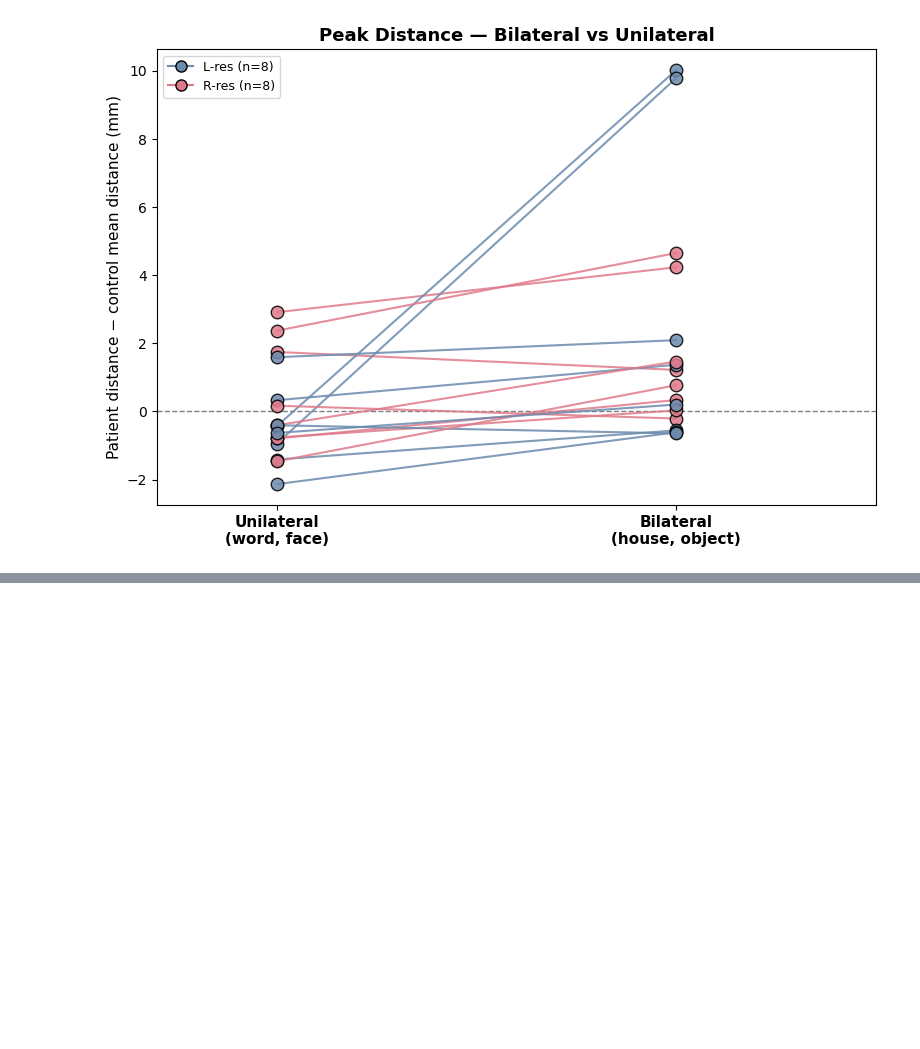
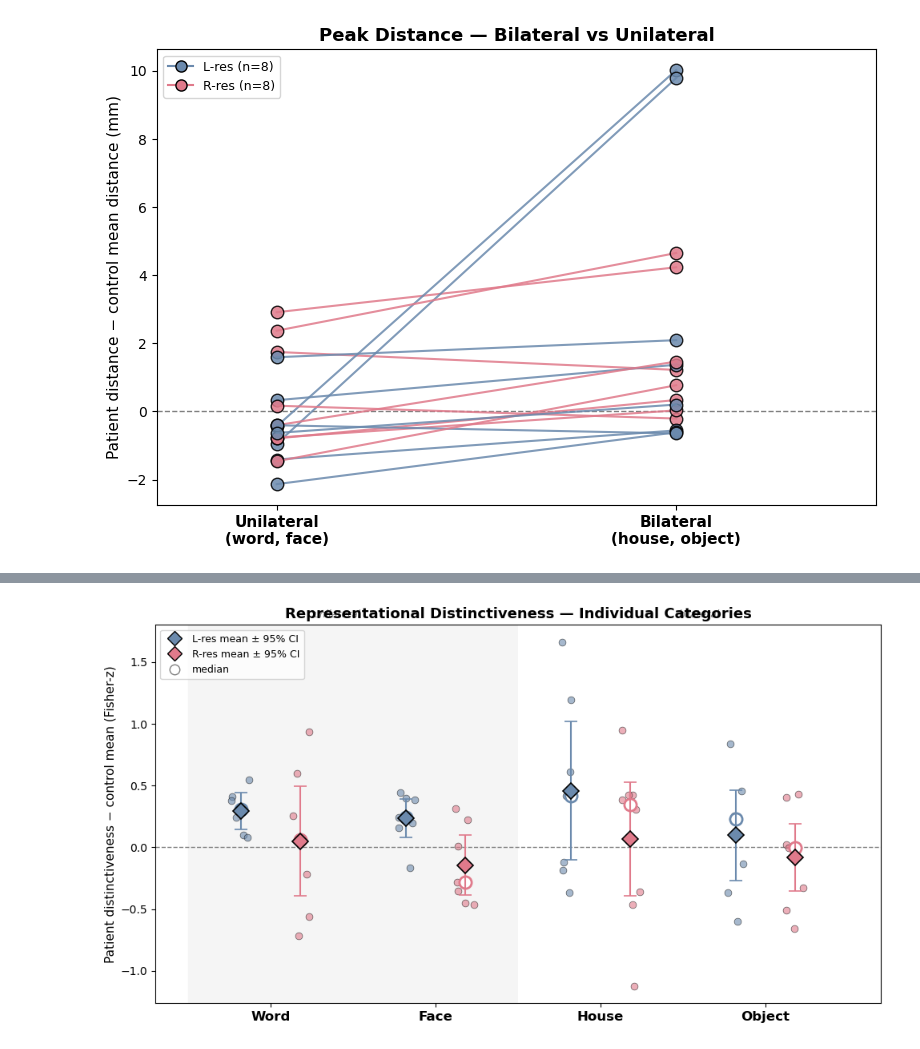
Before and after one commit to cnsimmons/sym_pt, a Jupyter notebook: C_results/x_notebook.ipynb, the cells around one changed output, grey strips where cells are left out. Saved outputs shown, nothing was run; the diff lists cells and outputs as text; code cells hidden in the pictures; blank space fills up the shorter version.

```diff
--- a/C_results/x_notebook.ipynb
+++ b/C_results/x_notebook.ipynb
@@ -190,0 +411,86 @@ plt.show()
+# %%
+# ═══════════════════════════════════════════════════════════════════════════
+# CELL: Distinctiveness — cross-sectional, patient vs control
+# ═══════════════════════════════════════════════════════════════════════════
+
+CATS_ORDERED = ['word', 'face', 'house', 'object']
+LABELS = {'word': 'Word', 'face': 'Face', 'house': 'House', 'object': 'Object'}
+
+# df_liu columns assumed: subject_id, group, status, surgery_side, category, hemi_label, liu_value (or similar)
+# Adjust value column name if needed
+VCOL = 'liu_distinctiveness'
+
+# Cross-sectional: first session per subject
+df_liu_cs = df_liu.sort_values(['subject_id']).drop_duplicates(['subject_id','category','hemi_label'])
+
+rows = []
+for cat in CATS_ORDERED:
+    for hemi in ['left', 'right']:
+        # Ctrl: hemi_label is actual hemi
+        ctrl_vals = df_liu_cs[(df_liu_cs['status']=='control') &
+                            (df_liu_cs['category']==cat) &
+                            (df_liu_cs['hemi_label']==hemi)][VCOL].dropna().values
+        if len(ctrl_vals) < 2: continue
+        ctrl_mean = np.mean(ctrl_vals)
+
+        # Patient: intact hemi = opposite of surgery_side
+        pts = df_liu_cs[(df_liu_cs['group']=='OTC') &
+                        (df_liu_cs['category']==cat) &
+                        (df_liu_cs['hemi_label']=='intact')]
+        pts = pts[((pts['surgery_side']=='right') & (hemi=='left')) |
+                ((pts['surgery_side']=='left')  & (hemi=='right'))]
+        for _, r in pts.iterrows():
+            rows.append({
+                'sub': r['subject_id'],
+                'resection': 'L-res' if r['surgery_side']=='left' else 'R-res',
+                'category': cat,
+                'liu': r[VCOL],
+                'ctrl_mean': ctrl_mean,
+                'rel_ctrl': r[VCOL] - ctrl_mean,
+            })
+
+df_liu_rel = pd.DataFrame(rows)
+
+fig, ax = plt.subplots(figsize=(10, 5.5))
+ax.axvspan(-0.5, 1.5, color='#F5F5F5', zorder=0)
+ax.axvspan(1.5, 3.5, color='#FFFFFF', zorder=0)
+ax.axhline(0, color='gray', linestyle='--', linewidth=1, zorder=1)
+
+for i, cat in enumerate(CATS_ORDERED):
+    for res in ['L-res', 'R-res']:
+        grp = df_liu_rel[(df_liu_rel['category']==cat) & (df_liu_rel['resection']==res)]['rel_ctrl'].values
+        if len(grp) == 0: continue
+        offset = -0.18 if res == 'L-res' else 0.18
+        x = i + offset
+
+        jitter = np.random.default_rng(i*10 + (0 if res=='L-res' else 1)).uniform(-0.06, 0.06, len(grp))
+        ax.scatter(x + jitter, grp, s=40, color=COLORS[res], edgecolor='black',
+                   linewidth=0.5, alpha=0.6, zorder=3)
+
+        med = np.median(grp)
+        ax.scatter(x, med, s=120, marker='o', facecolor='white', edgecolor=COLORS[res],
+                   linewidth=2, zorder=5)
+
+        m = np.mean(grp)
+        se = np.std(grp, ddof=1) / np.sqrt(len(grp))
+        ax.errorbar(x, m, yerr=1.96*se, fmt='D', color=COLORS[res],
+                    markersize=10, markeredgecolor='black', markeredgewidth=1.2,
+                    capsize=6, capthick=1.5, elinewidth=1.5, zorder=6)
+
+ax.set_xticks(range(4))
+ax.set_xticklabels([LABELS[c] for c in CATS_ORDERED], fontsize=12, fontweight='bold')
+ax.set_ylabel('Patient distinctiveness − control mean (Fisher-z)', fontsize=11)
+ax.set_title('Representational Distinctiveness — Individual Categories', fontsize=13, fontweight='bold')
+ax.text(0.25, 1.02, 'unilateral', transform=ax.transAxes, ha='center', style='italic', fontsize=9, color='gray')
+ax.text(0.75, 1.02, 'bilateral', transform=ax.transAxes, ha='center', style='italic', fontsize=9, color='gray')
+handles = [plt.Line2D([0],[0], marker='D', color=COLORS[k], markeredgecolor='k',
+                       markersize=9, linestyle='', label=f'{k} mean ± 95% CI')
+           for k in ['L-res', 'R-res']]
+handles.append(plt.Line2D([0],[0], marker='o', color='w', markeredgecolor='gray',
+                           markersize=9, linestyle='', label='median'))
+ax.legend(handles=handles, loc='upper left', fontsize=9)
+plt.tight_layout()
+#plt.savefig(f'{FIG_DIR}/fig_distinctiveness_categories.png', dpi=200)
+plt.show()
+# %% [output]
+[figure, added]
```
Also changed, not shown: parts of 28 cells of this notebook, 10 other files.
